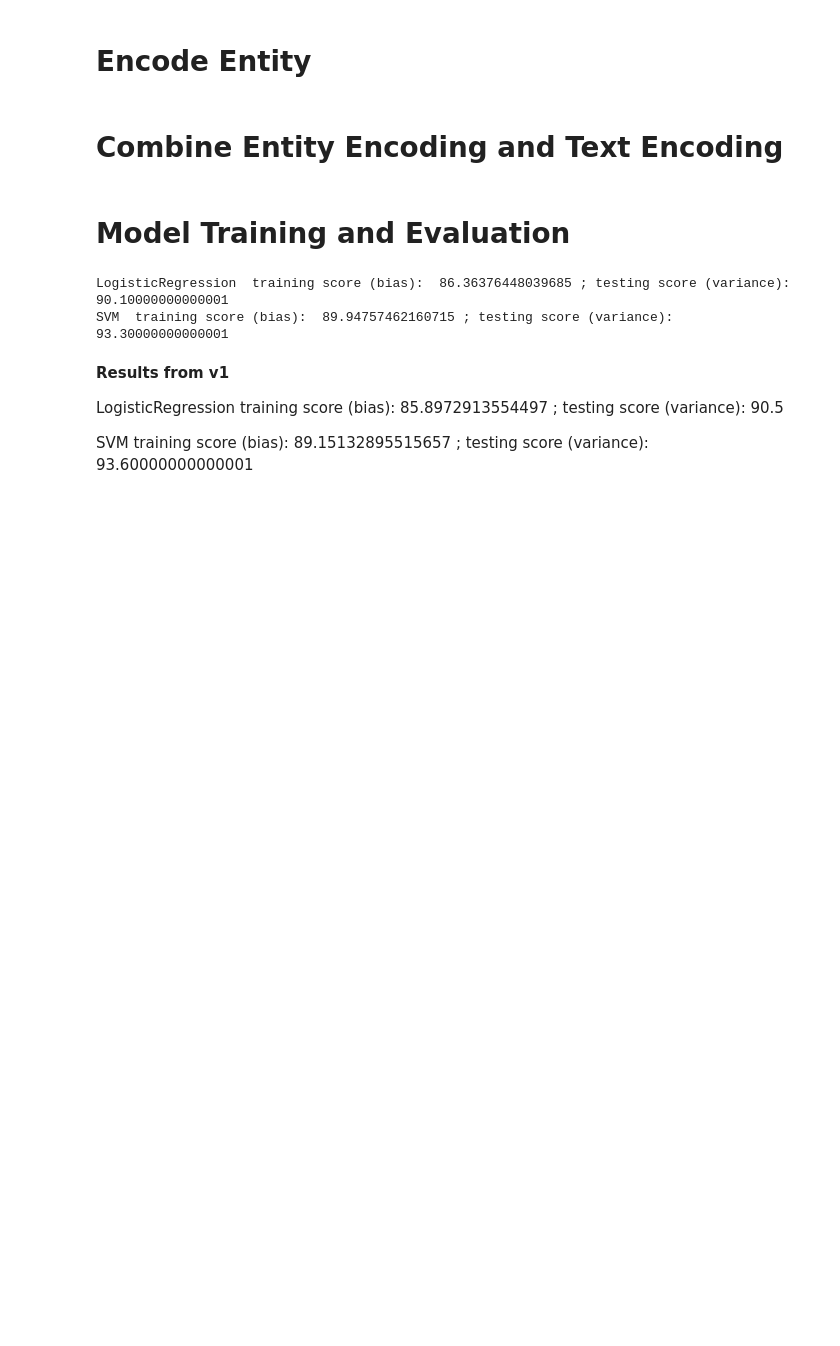
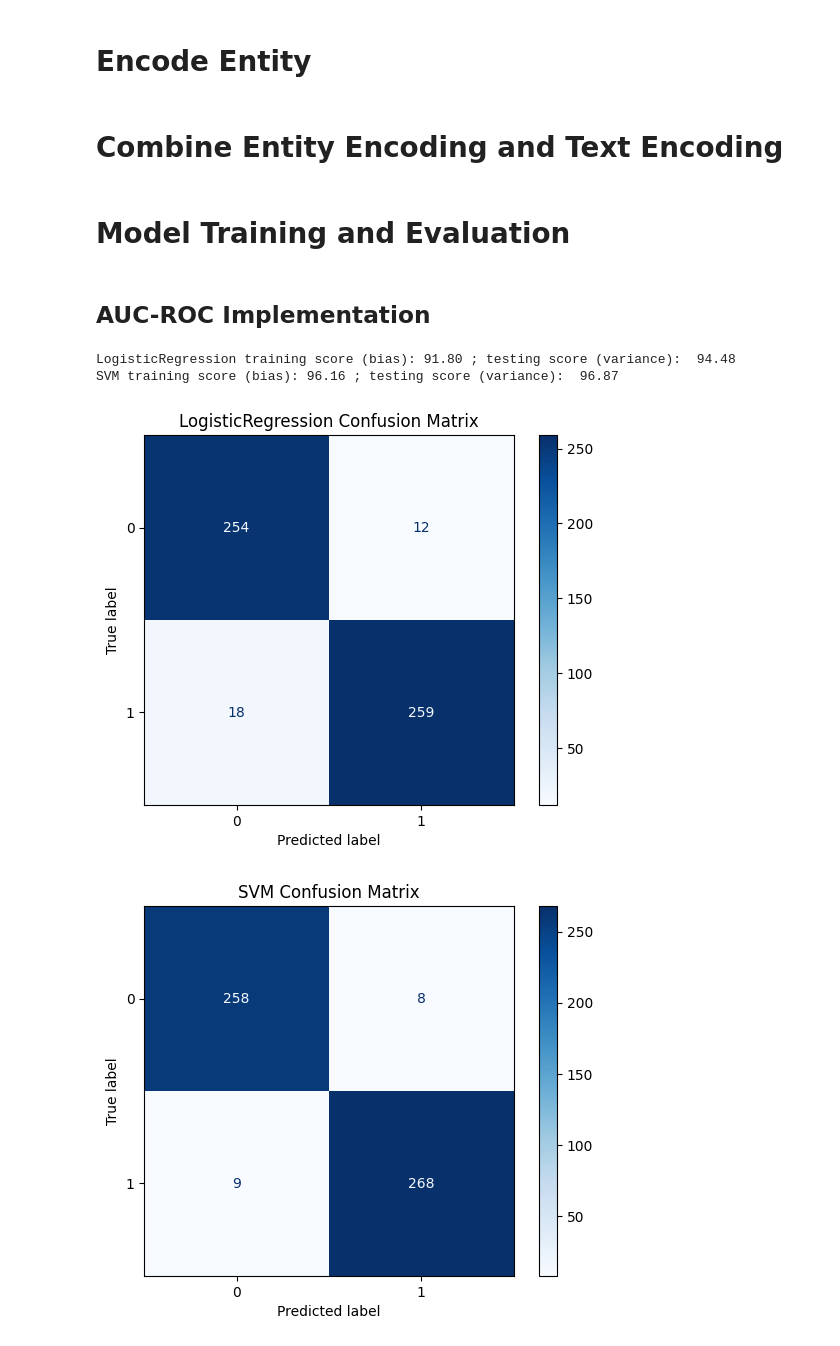
Before and after one commit to MMaggieZhou/sentiment_analysis, a Jupyter notebook: twitter_entity_sentiment_analysis_v2.ipynb, the cells around one changed output. Drawn from its saved outputs; the diff is of its cells as text; code cells hidden in the pictures; blank space fills up the shorter version.

Commit message:
replace SVC with LIneageSVC to improve perfromance; use binary classification; add confusion matrix and auc-roc in evaluation; implement auc-roc for fun

```diff
--- a/twitter_entity_sentiment_analysis_v2.ipynb
+++ b/twitter_entity_sentiment_analysis_v2.ipynb
@@ -46,3 +48,11 @@ test_df = preprocess(test_df, training=False)
+# %%
+training_df = load_data("~/sentiment_analysis/archive/twitter_training.csv")
+training_df = drop_label(clean_data(training_df))
+training_df = preprocess(training_df, training=True)
+# %%
+test_df = load_data("~/sentiment_analysis/archive/twitter_validation.csv")
+test_df = drop_label(clean_data(test_df))
+test_df = preprocess(test_df, training=False)
 # %%
 training_df.to_csv("~/sentiment_analysis/archive/training_preprocessed.csv")
 test_df.to_csv("~/sentiment_analysis/archive/test_preprocessed.csv")
@@ -90,9 +76,8 @@ test_X = hstack([test_text_encoded, test_entity_encoded])
 # Model Training and Evaluation
 # %%
 models = {
-    #'NaiveBayes': MultinomialNB(),
     'LogisticRegression': LogisticRegression(max_iter=1000),
-    'SVM': SVC(kernel='linear', C=1),
+    'SVM': LinearSVC(),
 }
 # %%
 for model in models.values():
@@ -99,0 +107,2 @@ for model in models.values():
+# %% [markdown]
+## AUC-ROC Implementation
@@ -100,14 +146,25 @@ for model in models.values():
 # %%
+y_probs = {}
+y_predicts = {}
 for name, model in models.items():
     training_score = model.score(training_X, training_df['label_num'])
     testing_score = model.score(test_X, test_df['label_num'])
-    print(name, ' training score (bias): ', training_score * 100, '; testing score (variance): ', testing_score * 100)
+    print(f"{name} training score (bias): {training_score * 100:.2f} ; testing score (variance):  {testing_score * 100:.2f}")
+
+    y_probs[name] = model._predict_proba_lr(test_X)[:, 1]
+    y_predicts[name] = model.predict(test_X)
 # %% [output]
-LogisticRegression  training score (bias):  86.36376448039685 ; testing score (variance):  90.10000000000001
-SVM  training score (bias):  89.94757462160715 ; testing score (variance):  93.30000000000001
+LogisticRegression training score (bias): 91.80 ; testing score (variance):  94.48
+SVM training score (bias): 96.16 ; testing score (variance):  96.87
-# %% [markdown]
-**Results from v1**
-
-LogisticRegression  training score (bias):  85.8972913554497 ; testing score (variance):  90.5
-
-SVM  training score (bias):  89.15132895515657 ; testing score (variance):  93.60000000000001
+# %%
+for name in models:
+    y_true = test_df['label_num']
+    y_pred = y_predicts[name]
+    cm = confusion_matrix(y_true, y_pred)
+    disp = ConfusionMatrixDisplay(confusion_matrix=cm, display_labels=[0, 1])
+    disp.plot(cmap=plt.cm.Blues)
+    plt.title(f"{name} Confusion Matrix")
+    plt.show()
+# %% [output]
+[figure, added]
+[figure, added]
```
Also changed, not shown: parts of 9 cells of this notebook.
